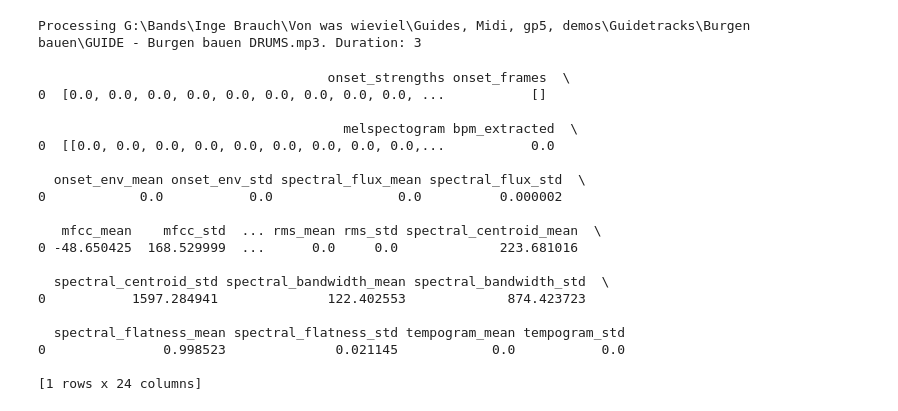
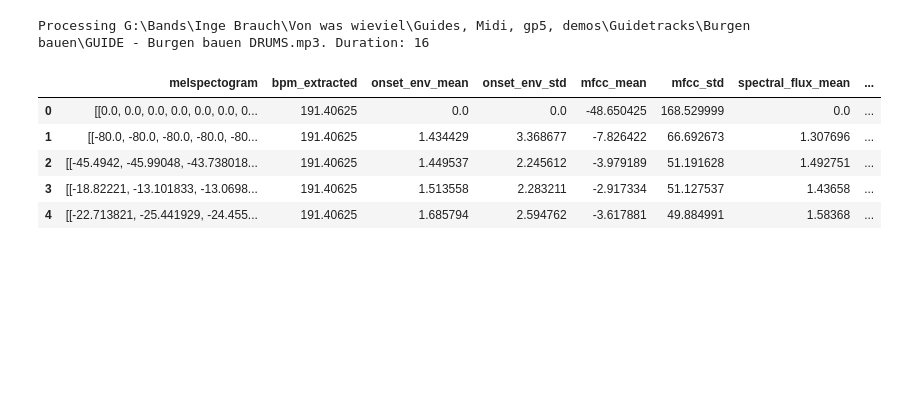
Before and after one commit to Knerten0815/GrooveLens, a Jupyter notebook: test.ipynb, the cells around one changed output. Drawn from its saved outputs; the diff is of its cells as text; code cells hidden in the pictures; blank space fills up the shorter version.

```diff
--- a/test.ipynb
+++ b/test.ipynb
@@ -1,33 +1,20 @@
 # %%
 #impor the method process_file from the main.py file in the code directory
-from preprocess import process_file
+from code import process_file
 
 
 FILE = 'G:\Bands\Inge Brauch\Von was wieviel\Guides, Midi, gp5, demos\Guidetracks\Burgen bauen\\GUIDE - Burgen bauen DRUMS.mp3'
 START = 0
-END = 3#None
+END = 16#None
 SAMPLING_RATE = 44100                           # in Hz
 
 feature_df = process_file(FILE, SAMPLING_RATE, START, END)
-print(feature_df)
+feature_df
 # %% [output]
-Processing G:\Bands\Inge Brauch\Von was wieviel\Guides, Midi, gp5, demos\Guidetracks\Burgen bauen\GUIDE - Burgen bauen DRUMS.mp3. Duration: 3
+Processing G:\Bands\Inge Brauch\Von was wieviel\Guides, Midi, gp5, demos\Guidetracks\Burgen bauen\GUIDE - Burgen bauen DRUMS.mp3. Duration: 16
-                                     onset_strengths onset_frames  \
-0  [0.0, 0.0, 0.0, 0.0, 0.0, 0.0, 0.0, 0.0, 0.0, ...           []
-
-                                       melspectogram bpm_extracted  \
-0  [[0.0, 0.0, 0.0, 0.0, 0.0, 0.0, 0.0, 0.0, 0.0,...           0.0
-
-  onset_env_mean onset_env_std spectral_flux_mean spectral_flux_std  \
-0            0.0           0.0                0.0          0.000002
-
-   mfcc_mean    mfcc_std  ... rms_mean rms_std spectral_centroid_mean  \
-0 -48.650425  168.529999  ...      0.0     0.0             223.681016
-
-  spectral_centroid_std spectral_bandwidth_mean spectral_bandwidth_std  \
-0           1597.284941              122.402553             874.423723
-
-  spectral_flatness_mean spectral_flatness_std tempogram_mean tempogram_std
-0               0.998523              0.021145            0.0           0.0
-
-[1 rows x 24 columns]
+|  | melspectogram | bpm_extracted | onset_env_mean | onset_env_std | mfcc_mean | mfcc_std | spectral_flux_mean | ... |
+| 0 | [[0.0, 0.0, 0.0, 0.0, 0.0, 0.0, 0... | 191.40625 | 0.0 | 0.0 | -48.650425 | 168.529999 | 0.0 | ... |
+| 1 | [[-80.0, -80.0, -80.0, -80.0, -80... | 191.40625 | 1.434429 | 3.368677 | -7.826422 | 66.692673 | 1.307696 | ... |
+| 2 | [[-45.4942, -45.99048, -43.738018... | 191.40625 | 1.449537 | 2.245612 | -3.979189 | 51.191628 | 1.492751 | ... |
+| 3 | [[-18.82221, -13.101833, -13.0698... | 191.40625 | 1.513558 | 2.283211 | -2.917334 | 51.127537 | 1.43658 | ... |
+| 4 | [[-22.713821, -25.441929, -24.455... | 191.40625 | 1.685794 | 2.594762 | -3.617881 | 49.884991 | 1.58368 | ... |
```
Also changed, not shown: parts of 4 cells of this notebook, 6 other files.
